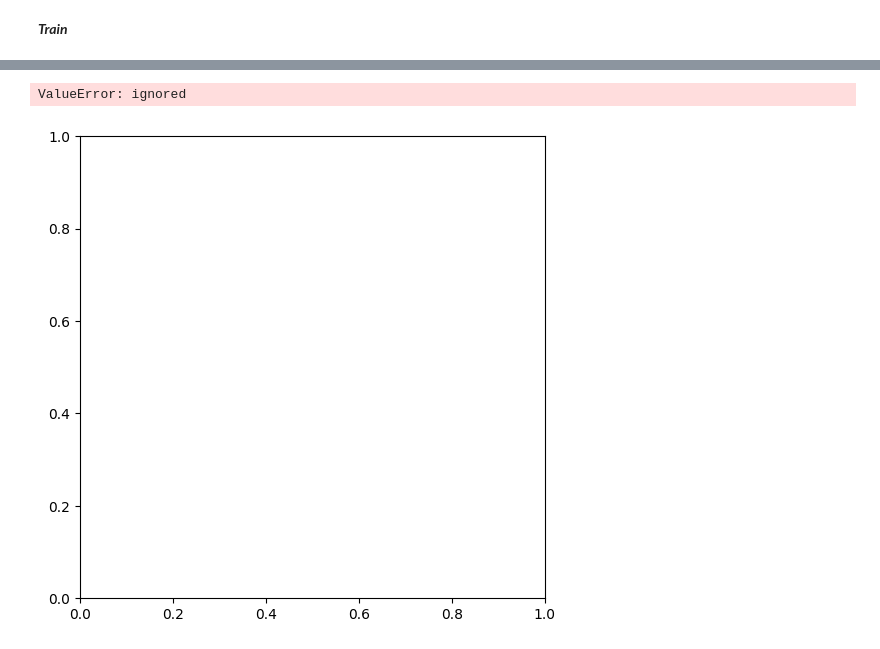
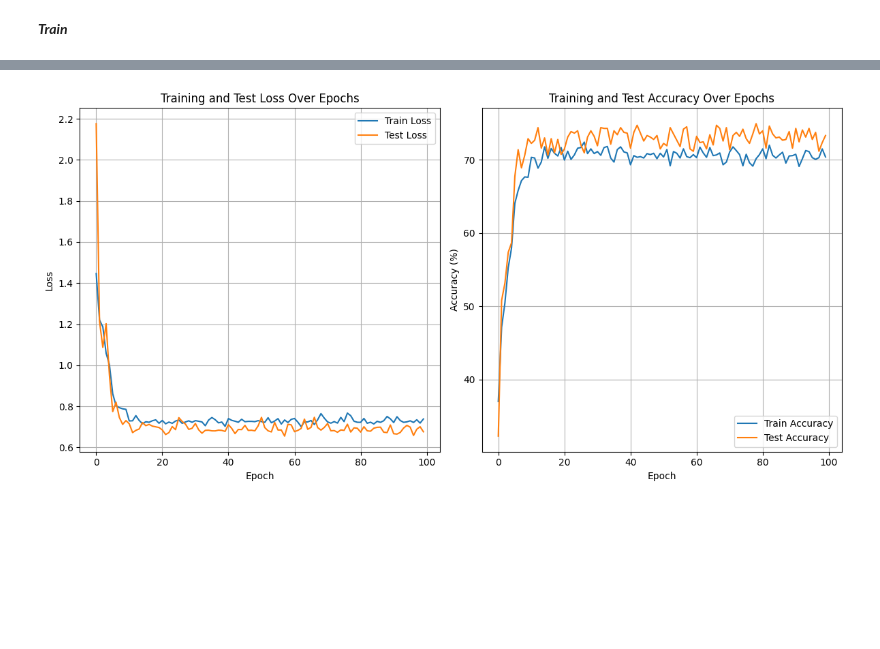
Before and after one commit to mbraihan/MA_2, a Jupyter notebook: COMP_6321_MA_2.ipynb, the cells around one changed output, grey strips where cells are left out. Drawn from its saved outputs; the diff is of its cells as text; code cells hidden in the pictures; blank space fills up the shorter version.

Commit message:
Plotting

```diff
--- a/COMP_6321_MA_2.ipynb
+++ b/COMP_6321_MA_2.ipynb
@@ -289,30 +289,36 @@ Epoch 12 running
 ... (88 outputs left out)
 # %%
 # Plotting
+
+# Convert CUDA tensors to NumPy arrays for plotting
+# train_loss_np = [x.cpu().numpy() for x in train_loss_list]
+train_accuary_np = [x.cpu().numpy() for x in train_accuary_list]
+# test_loss_np = [x.cpu().numpy() for x in test_loss_list]
+test_accuary_np = [x.cpu().numpy() for x in test_accuary_list]
+
 plt.figure(figsize=(12, 6))
 
 # Plotting Loss
 plt.subplot(1, 2, 1)
 plt.plot(train_loss_list, label='Train Loss')
 plt.plot(test_loss_list, label='Test Loss')
 plt.title('Training and Test Loss Over Epochs')
 plt.xlabel('Epoch')
 plt.ylabel('Loss')
 plt.legend()
 plt.grid(True)
 
 # Plotting Accuracy
 plt.subplot(1, 2, 2)
-plt.plot(train_accuary_list, label='Train Accuracy')
-plt.plot(test_accuary_list, label='Test Accuracy')
+plt.plot(train_accuary_np, label='Train Accuracy')
+plt.plot(test_accuary_np, label='Test Accuracy')
 plt.title('Training and Test Accuracy Over Epochs')
 plt.xlabel('Epoch')
 plt.ylabel('Accuracy (%)')
 plt.legend()
 plt.grid(True)
 
 plt.tight_layout()
 plt.show()
 # %% [output]
-ValueError: ignored
-[figure, old version]
+[figure, new version]
```
Also changed, not shown: parts of 2 cells of this notebook.
